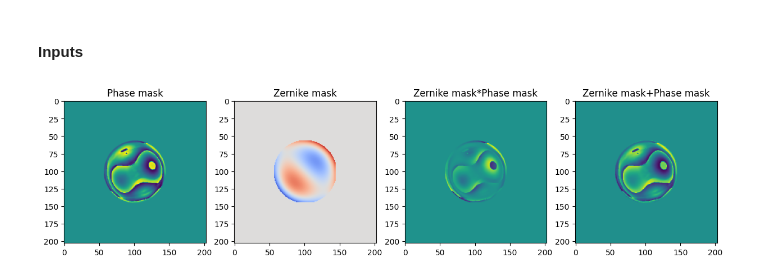
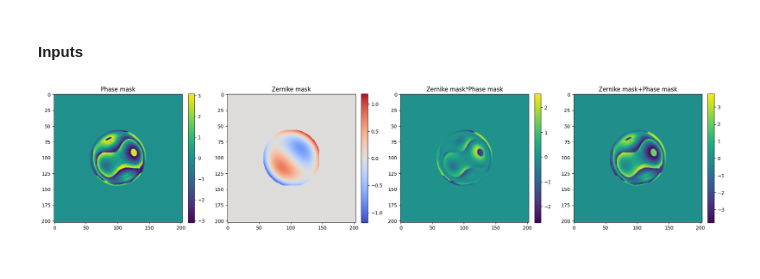
Before and after one commit to Omergottlieb33/DeepSTORM3D, a Jupyter notebook: DeepMAT/notebook/zernike_poly.ipynb, the cells around one changed output. Drawn from its saved outputs; the diff is of its cells as text; code cells hidden in the pictures.

```diff
--- a/DeepMAT/notebook/zernike_poly.ipynb
+++ b/DeepMAT/notebook/zernike_poly.ipynb
@@ -41,15 +41,20 @@ mask_init = mask_dict[mask_name]
 # %%
 mask_zp = get_phase_mask_aberration_mask(mask_init, [(-1,3),(1,3)], (0.3,0.3))
 # %%
-fig, ax = plt.subplots(1,4, figsize=(15,10))
-ax[0].imshow(mask_init)
+fig, ax = plt.subplots(1,4, figsize=(20,15))
+im0 = ax[0].imshow(mask_init)
 ax[0].set_title('Phase mask')
-ax[1].imshow(mask_zp, cmap='coolwarm')
+cbar = fig.colorbar(im0, ax=ax[0],fraction=0.046, pad=0.04)
+im1 = ax[1].imshow(mask_zp, cmap='coolwarm')
 ax[1].set_title('Zernike mask')
-ax[2].imshow(mask_zp*mask_init)
+cbar = fig.colorbar(im1, ax=ax[1], fraction=0.046, pad=0.04)
+im2 = ax[2].imshow(mask_zp*mask_init)
 ax[2].set_title('Zernike mask*Phase mask')
-ax[3].imshow(mask_zp+mask_init)
+cbar = fig.colorbar(im2, ax=ax[2],fraction=0.046, pad=0.04)
+im3 = ax[3].imshow(mask_zp+mask_init)
 ax[3].set_title('Zernike mask+Phase mask')
+cbar = fig.colorbar(im3, ax=ax[3],fraction=0.046, pad=0.04)
+plt.tight_layout()
 plt.show()
 # %% [output]
-[figure, old version]
+[figure, new version]
```
